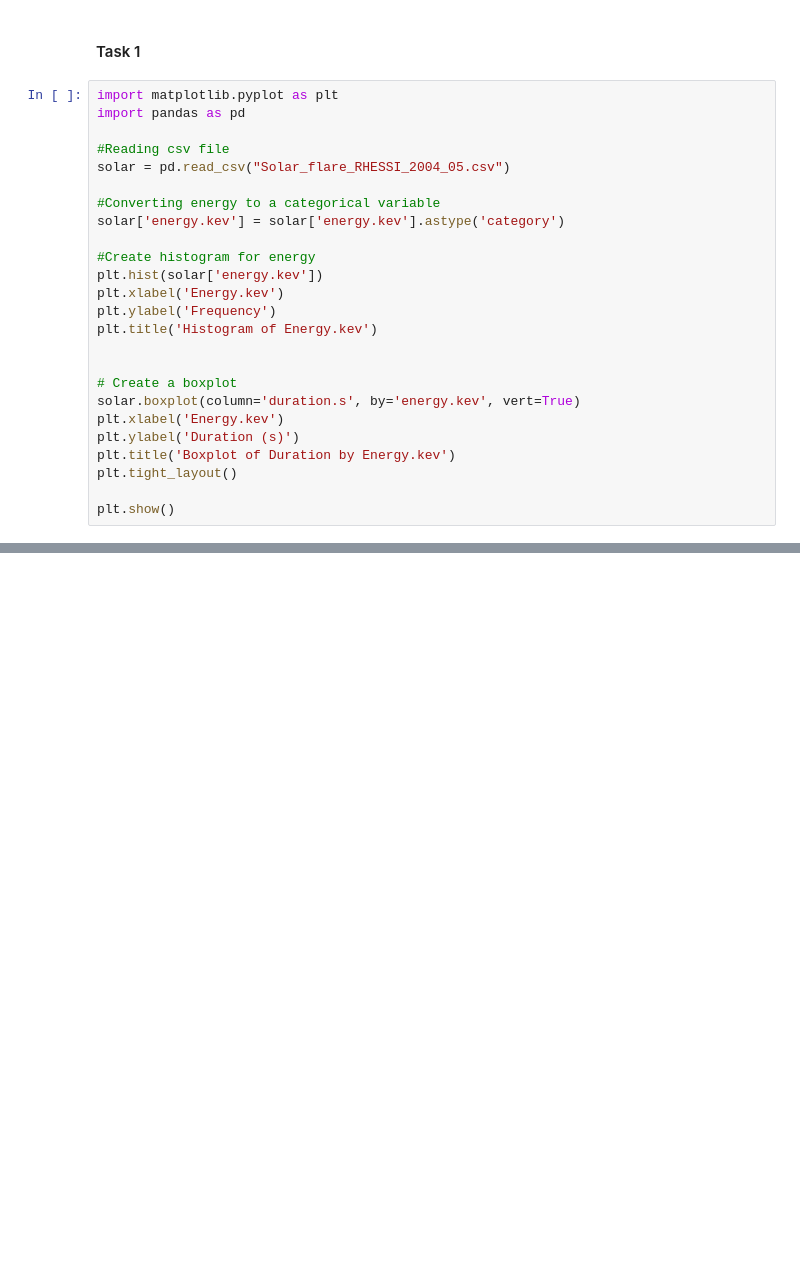
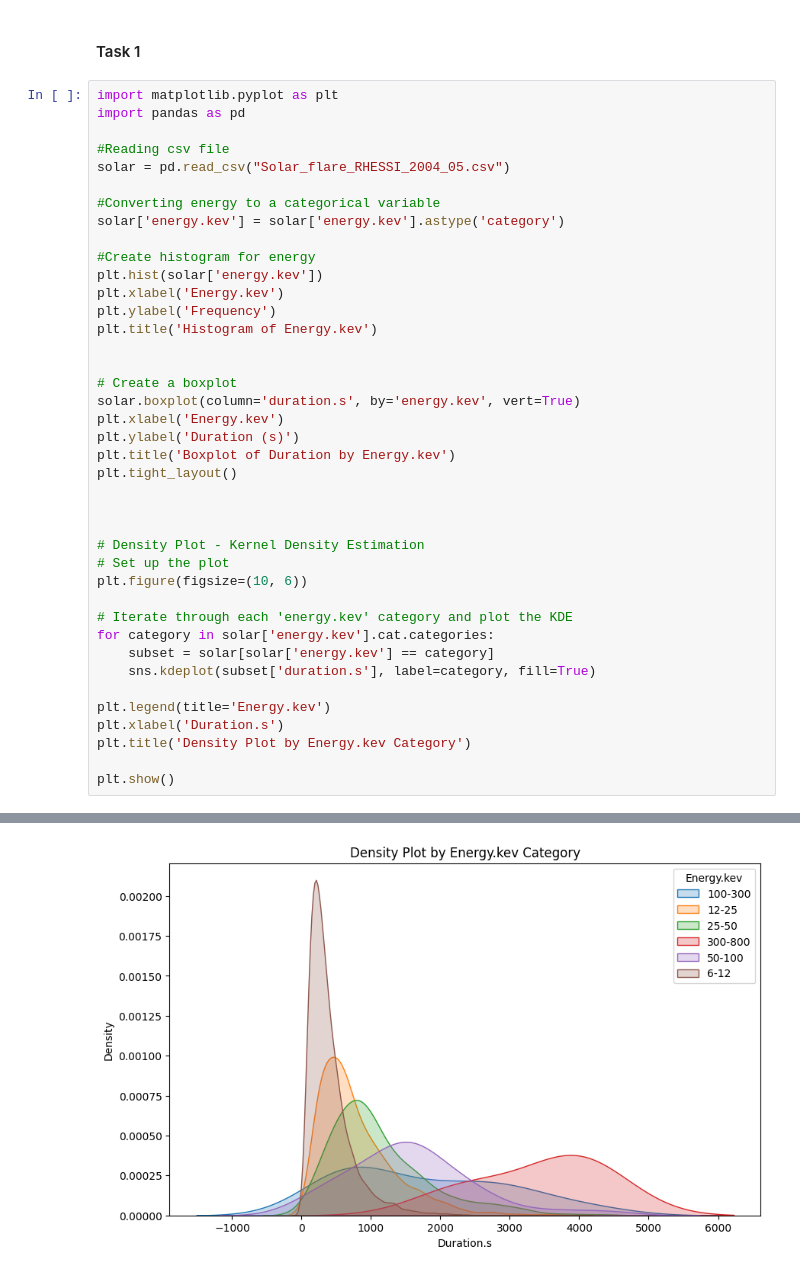
Before and after one commit to stphl/COSC3337-SolarFlaresProject, a Jupyter notebook: #2_Group_Group_Project.ipynb, the cells around one changed output, grey strips where cells are left out. Saved outputs shown, nothing was run; the diff lists cells and outputs as text; blank space fills up the shorter version.

```diff
--- a/#2_Group_Group_Project.ipynb
+++ b/#2_Group_Group_Project.ipynb
@@ -5,28 +5,44 @@
 # %%
 import matplotlib.pyplot as plt
 import pandas as pd
 
 #Reading csv file
 solar = pd.read_csv("Solar_flare_RHESSI_2004_05.csv")
 
 #Converting energy to a categorical variable
 solar['energy.kev'] = solar['energy.kev'].astype('category')
 
 #Create histogram for energy
 plt.hist(solar['energy.kev'])
 plt.xlabel('Energy.kev')
 plt.ylabel('Frequency')
 plt.title('Histogram of Energy.kev')
 
 
 # Create a boxplot
 solar.boxplot(column='duration.s', by='energy.kev', vert=True)
 plt.xlabel('Energy.kev')
 plt.ylabel('Duration (s)')
 plt.title('Boxplot of Duration by Energy.kev')
 plt.tight_layout()
 
+
+
+# Density Plot - Kernel Density Estimation
+# Set up the plot
+plt.figure(figsize=(10, 6))
+
+# Iterate through each 'energy.kev' category and plot the KDE
+for category in solar['energy.kev'].cat.categories:
+    subset = solar[solar['energy.kev'] == category]
+    sns.kdeplot(subset['duration.s'], label=category, fill=True)
+
+plt.legend(title='Energy.kev')
+plt.xlabel('Duration.s')
+plt.title('Density Plot by Energy.kev Category')
+
 plt.show()
 # %% [output]
 [figure]
 [figure]
+[figure, added]
```
